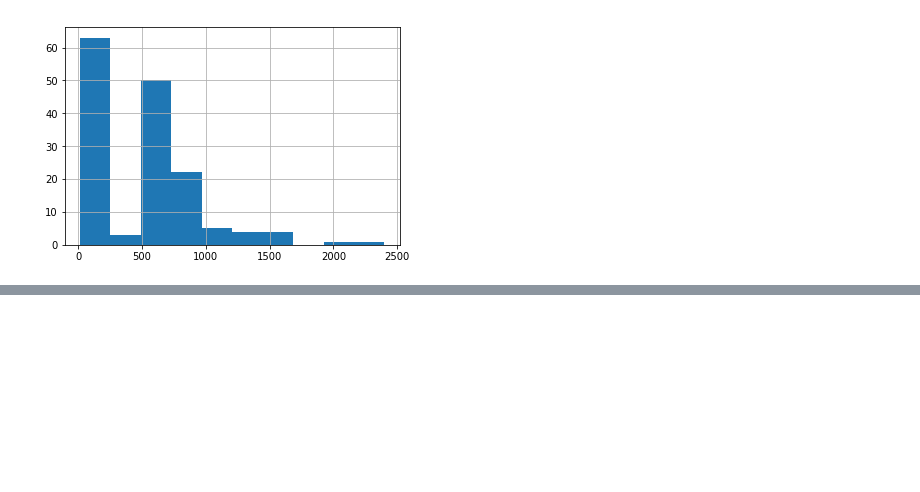
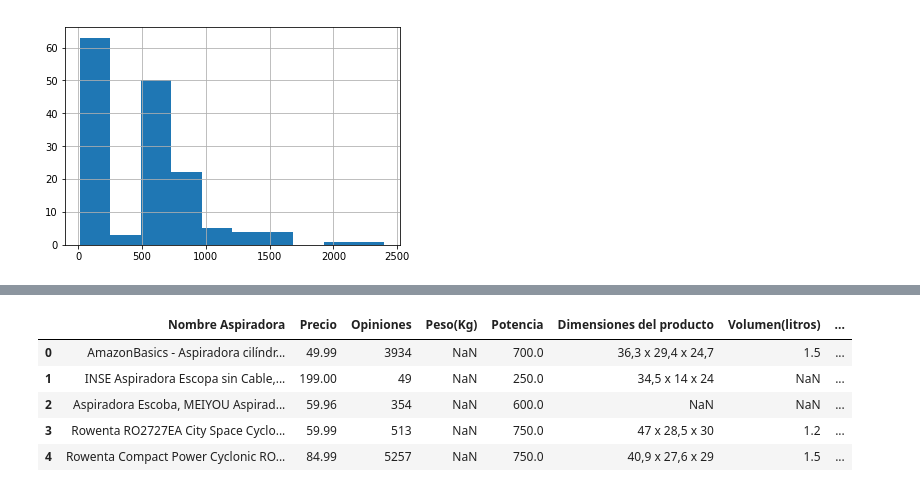
Before and after one commit to xgutierrez/Platzi-DataScienceAmazon, a Jupyter notebook: AnálisisDeAspiradoras.ipynb, the cells around one changed output, grey strips where cells are left out. Drawn from its saved outputs; the diff is of its cells as text; code cells hidden in the pictures; blank space fills up the shorter version.

```diff
--- a/AnálisisDeAspiradoras.ipynb
+++ b/AnálisisDeAspiradoras.ipynb
@@ -569,0 +583,11 @@ aspiradoras['Potencia'].hist()
+# %%
+try:
+    aspiradoras['Volumen'] = aspiradoras['Volumen'].str.replace('litros','')
+    aspiradoras['Volumen'] = aspiradoras['Volumen'].str.replace(',','.')
+    aspiradoras['Volumen'] = aspiradoras['Volumen'].astype(float)
+
+    #Cambiando el nombre de una columna
+    aspiradoras.rename(columns={'Volumen':'Volumen(litros)'},inplace=True)
+
+except Exception as e:
+    print(e)
@@ -569,0 +626,4 @@ aspiradoras['Potencia'].hist()
+# %%
+#Retiramos el texto de los cm
+
+aspiradoras['Dimensiones del producto'] = aspiradoras['Dimensiones del producto'].str.replace('cm','')
@@ -569,0 +639,12 @@ aspiradoras['Potencia'].hist()
+# %%
+# Vamos a dividir la dimensión del producto en Largo, Ancho y profundidad
+aspiradoras[['Largo(cm)','Ancho(cm)','Profundidad(cm)']] = aspiradoras['Dimensiones del producto'].str.split('x',expand = True)
+
+aspiradoras.head()
+# %% [output]
+|  | Nombre Aspiradora | Precio | Opiniones | Peso(Kg) | Potencia | Dimensiones del producto | Volumen(litros) | ... |
+| 0 | AmazonBasics - Aspiradora cilíndr... | 49.99 | 3934 | NaN | 700.0 | 36,3 x 29,4 x 24,7 | 1.5 | ... |
+| 1 | INSE Aspiradora Escopa sin Cable,... | 199.00 | 49 | NaN | 250.0 | 34,5 x 14 x 24 | NaN | ... |
+| 2 | Aspiradora Escoba, MEIYOU Aspirad... | 59.96 | 354 | NaN | 600.0 | NaN | NaN | ... |
+| 3 | Rowenta RO2727EA City Space Cyclo... | 59.99 | 513 | NaN | 750.0 | 47 x 28,5 x 30 | 1.2 | ... |
+| 4 | Rowenta Compact Power Cyclonic RO... | 84.99 | 5257 | NaN | 750.0 | 40,9 x 27,6 x 29 | 1.5 | ... |
```
Also changed, not shown: parts of 20 cells of this notebook.
